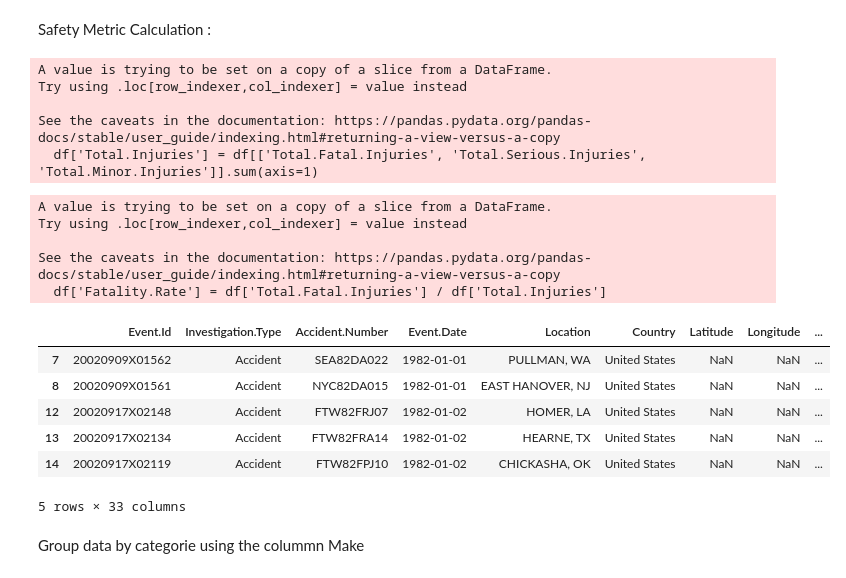
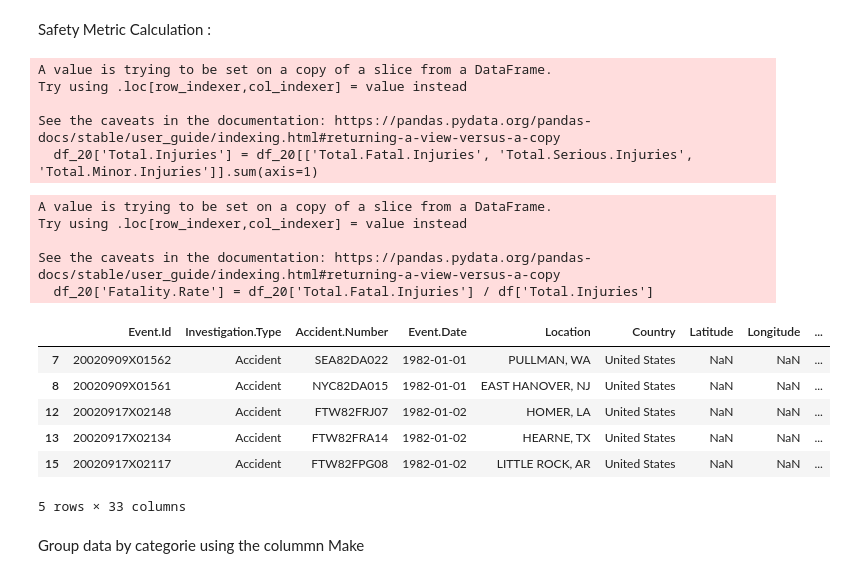
Before and after one commit to K-Pegg/Charting-New-Heights, a Jupyter notebook: Airline_Data_Project_juvenson.ipynb, the cells around one changed output. Saved outputs shown, nothing was run; the diff lists cells and outputs as text; code cells hidden in the pictures.

```diff
--- a/Airline_Data_Project_juvenson.ipynb
+++ b/Airline_Data_Project_juvenson.ipynb
@@ -293,32 +309,32 @@ Index(['Event.Id', 'Investigation.Type', 'Accident.Number', 'Event.Date',
 Safety Metric Calculation :
 # %%
 # first lets determine the total of the overall Injuries
-df['Total.Injuries'] = df[['Total.Fatal.Injuries', 'Total.Serious.Injuries', 'Total.Minor.Injuries']].sum(axis=1)
+df_20['Total.Injuries'] = df_20[['Total.Fatal.Injuries', 'Total.Serious.Injuries', 'Total.Minor.Injuries']].sum(axis=1)
 # %% [output]
 A value is trying to be set on a copy of a slice from a DataFrame.
 Try using .loc[row_indexer,col_indexer] = value instead
 
 See the caveats in the documentation: https://pandas.pydata.org/pandas-docs/stable/user_guide/indexing.html#returning-a-view-versus-a-copy
-  df['Total.Injuries'] = df[['Total.Fatal.Injuries', 'Total.Serious.Injuries', 'Total.Minor.Injuries']].sum(axis=1)
+  df_20['Total.Injuries'] = df_20[['Total.Fatal.Injuries', 'Total.Serious.Injuries', 'Total.Minor.Injuries']].sum(axis=1)
 # %%
-df['Fatality.Rate'] = df['Total.Fatal.Injuries'] / df['Total.Injuries']
+df_20['Fatality.Rate'] = df_20['Total.Fatal.Injuries'] / df['Total.Injuries']
 # %% [output]
 A value is trying to be set on a copy of a slice from a DataFrame.
 Try using .loc[row_indexer,col_indexer] = value instead
 
 See the caveats in the documentation: https://pandas.pydata.org/pandas-docs/stable/user_guide/indexing.html#returning-a-view-versus-a-copy
-  df['Fatality.Rate'] = df['Total.Fatal.Injuries'] / df['Total.Injuries']
+  df_20['Fatality.Rate'] = df_20['Total.Fatal.Injuries'] / df['Total.Injuries']
 # %%
 #  Calculate Safety Metrics
 #df['Total.Injuries'] = df[safety_columns[:-1]].sum(axis=1)
-df.head()
+df_20.head()
 # %% [output]
 |  | Event.Id | Investigation.Type | Accident.Number | Event.Date | Location | Country | Latitude | Longitude | ... |
 | 7 | 20020909X01562 | Accident | SEA82DA022 | 1982-01-01 | PULLMAN, WA | United States | NaN | NaN | ... |
 | 8 | 20020909X01561 | Accident | NYC82DA015 | 1982-01-01 | EAST HANOVER, NJ | United States | NaN | NaN | ... |
 | 12 | 20020917X02148 | Accident | FTW82FRJ07 | 1982-01-02 | HOMER, LA | United States | NaN | NaN | ... |
 | 13 | 20020917X02134 | Accident | FTW82FRA14 | 1982-01-02 | HEARNE, TX | United States | NaN | NaN | ... |
-| 14 | 20020917X02119 | Accident | FTW82FPJ10 | 1982-01-02 | CHICKASHA, OK | United States | NaN | NaN | ... |
+| 15 | 20020917X02117 | Accident | FTW82FPG08 | 1982-01-02 | LITTLE ROCK, AR | United States | NaN | NaN | ... |
 5 rows × 33 columns
 # %% [markdown]
 Group data by categorie using the colummn Make
```
Also changed, not shown: parts of 16 cells of this notebook.
